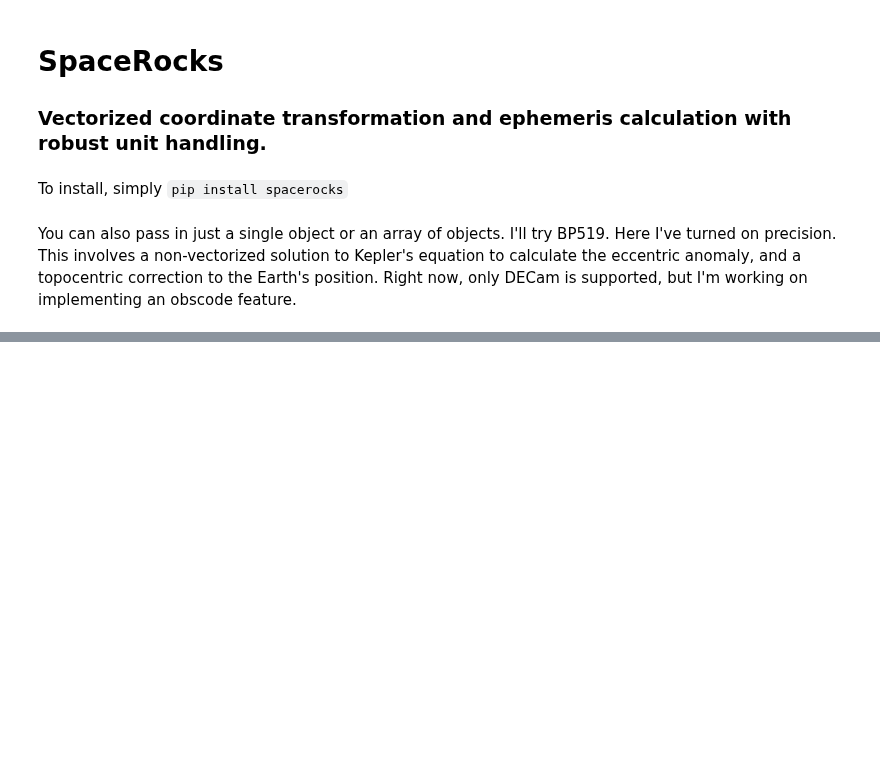
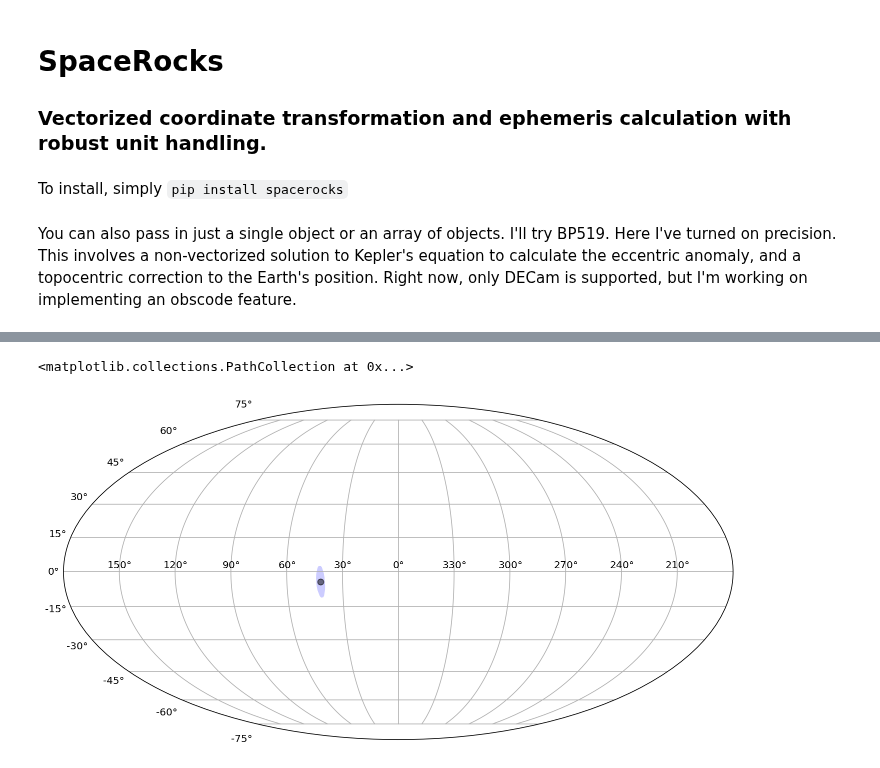
Before and after one commit to kjnapier/spacerocks, a Jupyter notebook: SpaceRocks_Tutorial.ipynb, the cells around one changed output, grey strips where cells are left out. Cells and saved outputs as stored; diff of their text form; code cells hidden in the pictures; blank space fills up the shorter version.

```diff
--- a/SpaceRocks_Tutorial.ipynb
+++ b/SpaceRocks_Tutorial.ipynb
@@ -9,3 +9,18 @@ from spacerocks import SpaceRock
 import numpy as np
 # %% [markdown]
 You can also pass in just a single object or an array of objects. I'll try BP519. Here I've turned on precision. This involves a non-vectorized solution to Kepler's equation to calculate the eccentric anomaly, and a topocentric correction to the Earth's position. Right now, only DECam is supported, but I'm working on implementing an obscode feature.
+# %%
+r0 = SpaceRock(a=388.567940,
+               e=0.951751,
+               inc=47.206,
+               arg=312.172,
+               node=158.091,
+               epoch=2462690.702,
+               tau=2457036.6,
+               H=4.5,
+               name='tv',
+               precise=True,
+               input_coordinates='keplerian',
+               input_frame='barycentric',
+               input_angles='degrees',
+               obscode='W84')
@@ -105,0 +253,22 @@ observatories.to_csv('/Users/kjnapier/research/spacerocks/spacerocks/observatori
+# %%
+fig = plt.figure(figsize=(12, 8))
+ax = fig.add_subplot(111, projection="mollweide")
+ax.grid(True)
+
+xdata = ra.rad
+xdata[xdata > np.pi] -= 2*np.pi
+ax.set_xticklabels(['$150\degree$', '$120\degree$', '$90\degree$' ,
+                    '$60\degree$' , '$30\degree$' , '$0\degree$'  ,
+                    '$330\degree$', '$300\degree$', '$270\degree$',
+                    '$240\degree$', '$210\degree$'])
+
+e1 = patches.Ellipse((-0.7305863501167895, -0.07472841993306581), 2*0.1202744604652362, 2*0.039854163035020249,
+                     angle=93.542246880712398, linewidth=0, fill=True,
+                     zorder=0, alpha=0.2, color='blue')
+
+ax.add_patch(e1)
+
+ax.scatter(-0.7305863501167895, -0.07472841993306581, color='black', alpha=0.5)
+# %% [output]
+<matplotlib.collections.PathCollection at 0x...>
+[figure, added]
```
Also changed, not shown: parts of 25 cells of this notebook, 7 other files.
